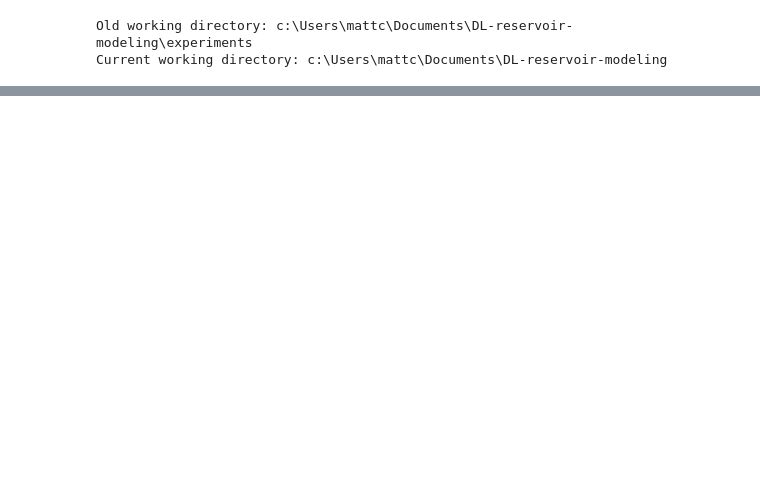
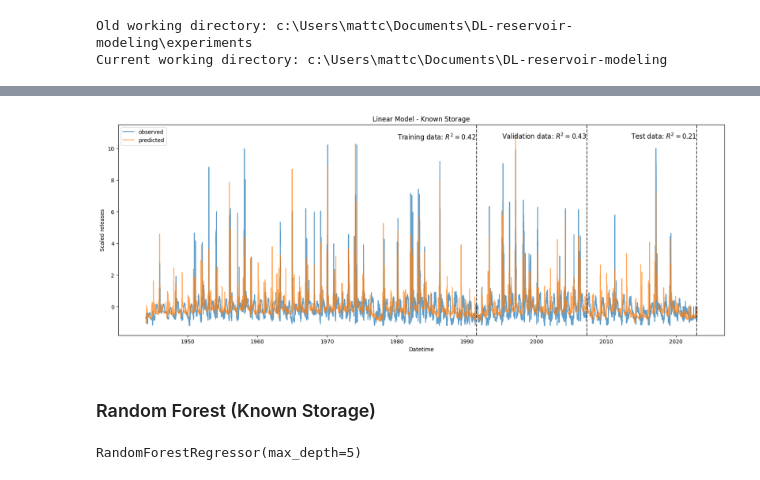
Before and after one commit to Matt2371/DL-reservoir-modeling, a Jupyter notebook: experiments/5_benchmark_models.ipynb, the cells around one changed output, grey strips where cells are left out. Saved outputs shown, nothing was run; the diff lists cells and outputs as text; code cells hidden in the pictures; blank space fills up the shorter version.

```diff
--- a/experiments/5_benchmark_models.ipynb
+++ b/experiments/5_benchmark_models.ipynb
@@ -83,0 +230,17 @@ plt.show()
+# %%
+# Plot results
+fig, ax = plt.subplots(figsize=(20, 7))
+plot_lagged_model(model=linear_model_stg, X_train=X_train_stg, X_val=X_val_stg, X_test=X_test_stg,
+                  y_train=y_train_stg, y_val=y_val_stg, y_test=y_test_stg, datetime_index=pipeline.df_lagged.index,
+                  ax=ax, text_ypos=11, alpha=0.7)
+ax.set_title('Linear Model - Known Storage')
+plt.show()
+# %% [output]
+[figure, added]
+# %% [markdown]
+### Random Forest (Known Storage)
+# %%
+rf_model_stg = RandomForestRegressor(max_depth=5)
+rf_model_stg.fit(X_train_stg, y_train_stg)
+# %% [output]
+RandomForestRegressor(max_depth=5)
```
Also changed, not shown: parts of 31 cells of this notebook, 1 other file.
